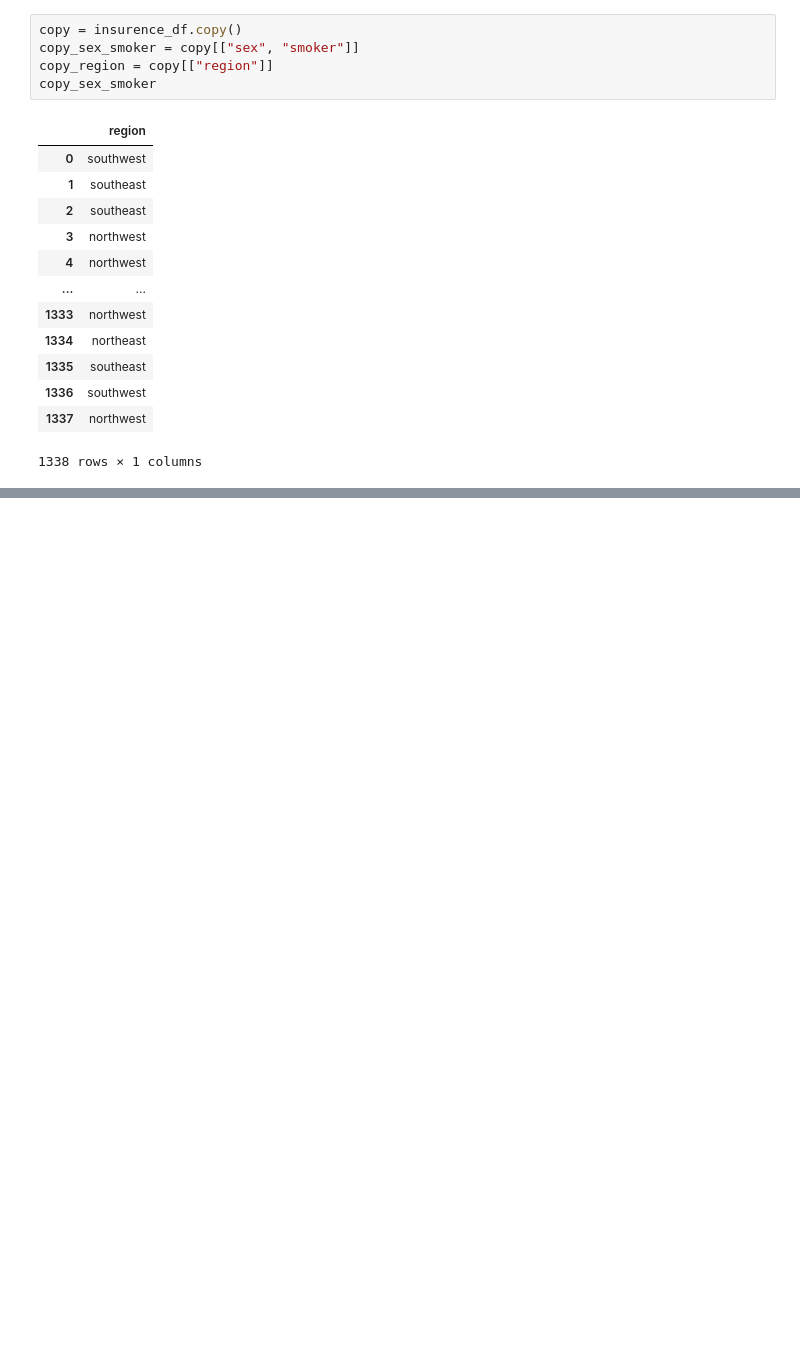
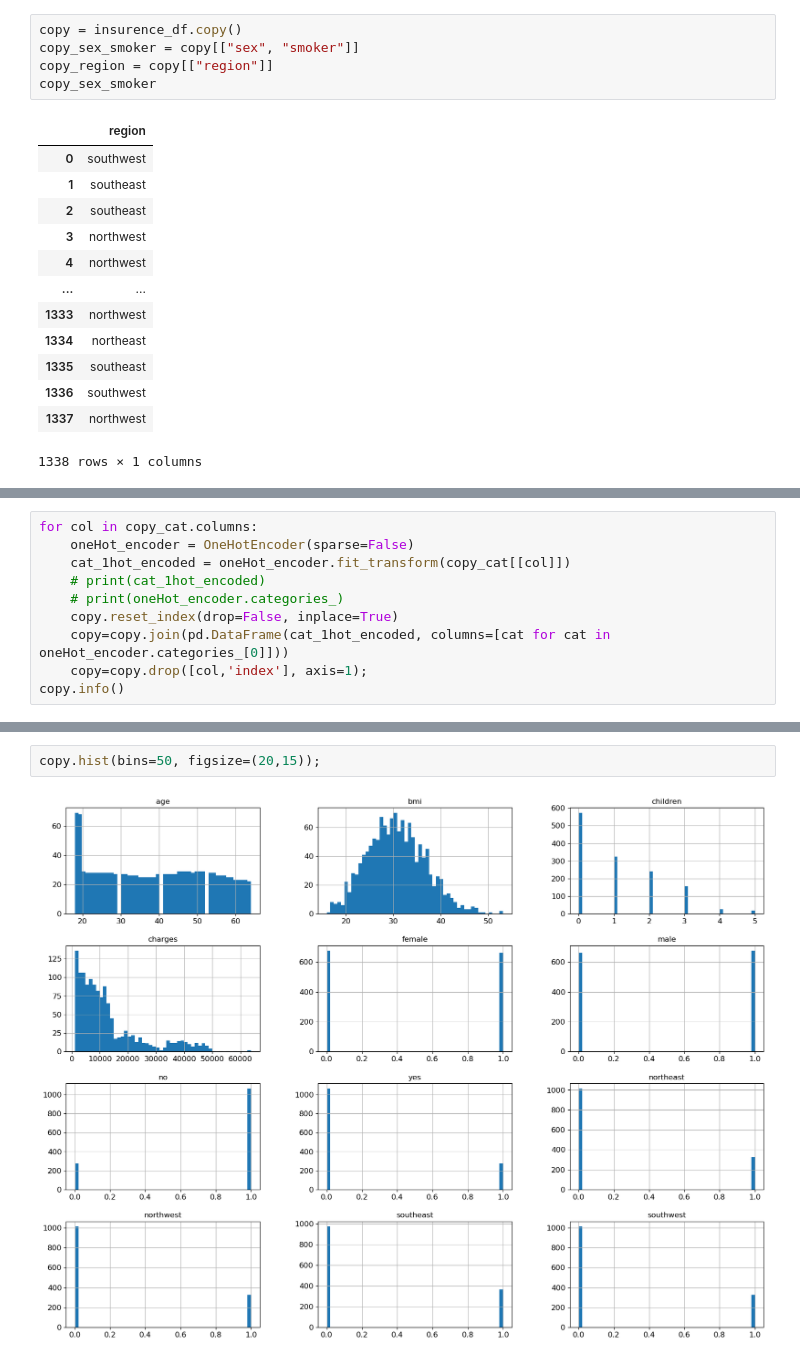
Before and after one commit to joshMonarch/prima_seguros, a Jupyter notebook: prima_seguros.ipynb, the cells around one changed output, grey strips where cells are left out. Drawn from its saved outputs; the diff is of its cells as text; blank space fills up the shorter version.

```diff
--- a/prima_seguros.ipynb
+++ b/prima_seguros.ipynb
@@ -69,0 +93,10 @@ copy_region
+# %%
+for col in copy_cat.columns:
+    oneHot_encoder = OneHotEncoder(sparse=False)
+    cat_1hot_encoded = oneHot_encoder.fit_transform(copy_cat[[col]])
+    # print(cat_1hot_encoded)
+    # print(oneHot_encoder.categories_)
+    copy.reset_index(drop=False, inplace=True)
+    copy=copy.join(pd.DataFrame(cat_1hot_encoded, columns=[cat for cat in oneHot_encoder.categories_[0]]))
+    copy=copy.drop([col,'index'], axis=1);
+copy.info()
@@ -69,0 +123,4 @@ copy_region
+# %%
+copy.hist(bins=50, figsize=(20,15));
+# %% [output]
+[figure, added]
```
Also changed, not shown: parts of 17 cells of this notebook.
